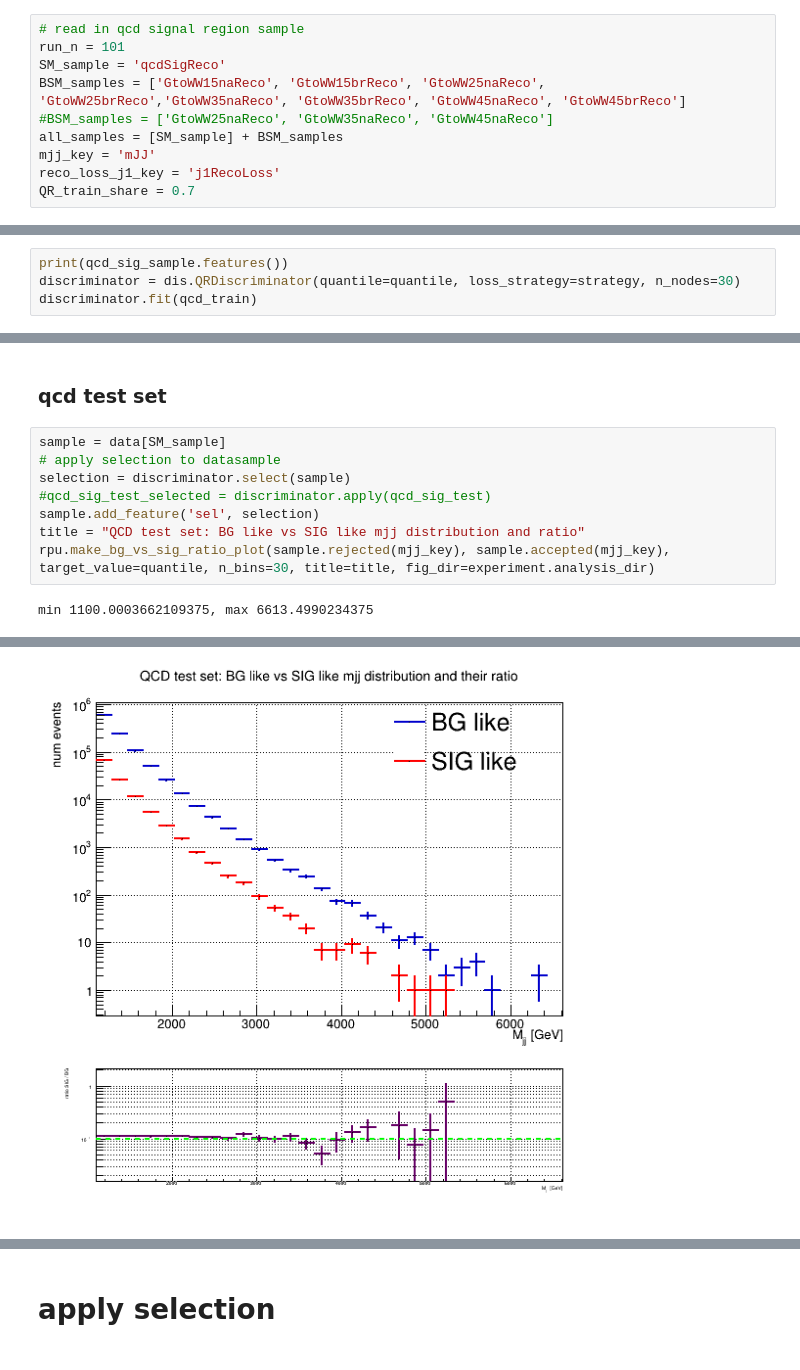
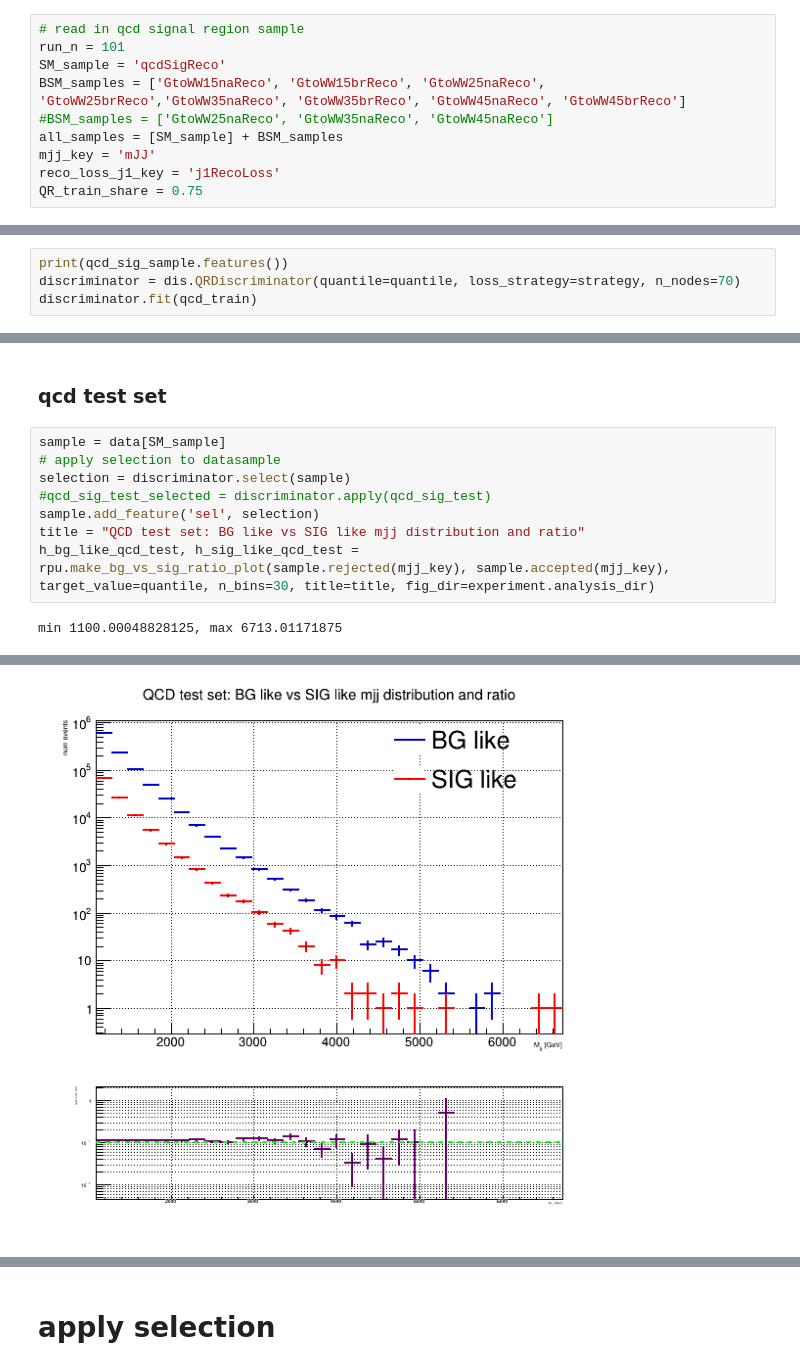
Before and after one commit to kingusiu/dadrah, a Jupyter notebook: main.ipynb, the cells around one changed output, grey strips where cells are left out. Saved outputs shown, nothing was run; the diff lists cells and outputs as text.

```diff
--- a/main.ipynb
+++ b/main.ipynb
@@ -21,7 +21,7 @@ BSM_samples = ['GtoWW15naReco', 'GtoWW15brReco', 'GtoWW25naReco', 'GtoWW25brReco
 all_samples = [SM_sample] + BSM_samples
 mjj_key = 'mJJ'
 reco_loss_j1_key = 'j1RecoLoss'
-QR_train_share = 0.7
+QR_train_share = 0.75
 # %%
 experiment = ex.Experiment(run_n).setup(analysis_dir=True)
 paths = sf.SamplePathDirFactory(sd.path_dict).extend_base_path(experiment.run_dir)
@@ -57,7 +57,7 @@ qcd_train, qcd_test = js.split_jet_sample_train_test(qcd_sig_sample, QR_train_sh
 data[SM_sample] = qcd_test
 # %%
 print(qcd_sig_sample.features())
-discriminator = dis.QRDiscriminator(quantile=quantile, loss_strategy=strategy, n_nodes=30)
+discriminator = dis.QRDiscriminator(quantile=quantile, loss_strategy=strategy, n_nodes=70)
 discriminator.fit(qcd_train)
 # %% [output]
 WARNING: Logging before flag parsing goes to stderr.
@@ -126,7 +126,7 @@ selection = discriminator.select(sample)
 #qcd_sig_test_selected = discriminator.apply(qcd_sig_test)
 sample.add_feature('sel', selection)
 title = "QCD test set: BG like vs SIG like mjj distribution and ratio"
-rpu.make_bg_vs_sig_ratio_plot(sample.rejected(mjj_key), sample.accepted(mjj_key), target_value=quantile, n_bins=30, title=title, fig_dir=experiment.analysis_dir)
+h_bg_like_qcd_test, h_sig_like_qcd_test = rpu.make_bg_vs_sig_ratio_plot(sample.rejected(mjj_key), sample.accepted(mjj_key), target_value=quantile, n_bins=30, title=title, fig_dir=experiment.analysis_dir)
 # %% [output]
-min 1100.0003662109375, max 6613.4990234375
+min 1100.00048828125, max 6713.01171875
 Warning in <TH1D::Sumw2>: Sum of squares of weights structure already created
@@ -137 +134 @@ Warning in <TH1D::Sumw2>: Sum of squares of weights structure already created
-[figure, old version]
+[figure, new version]
```
Also changed, not shown: parts of 14 cells of this notebook, 5 other files.
